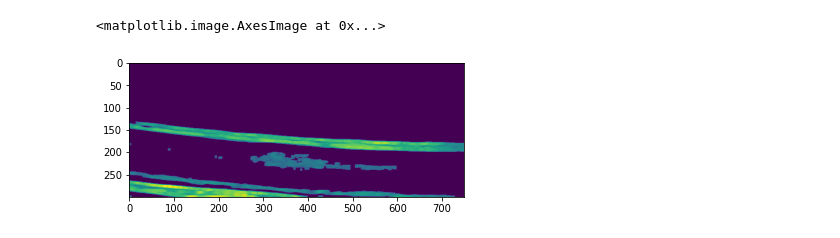
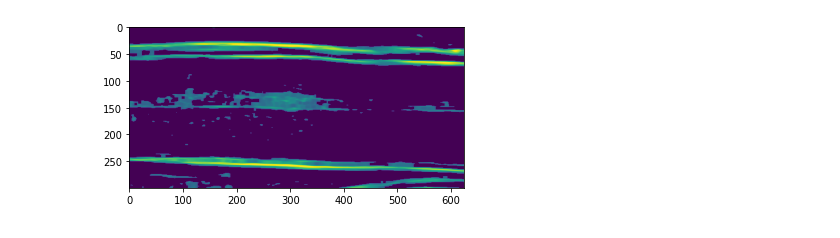
Before and after one commit to avishakumar21/optimal-placement, a Jupyter notebook: final_sagittal_seg_kunal.ipynb, the cells around one changed output. Cells and saved outputs as stored; diff of their text form; code cells hidden in the pictures.

```diff
--- a/final_sagittal_seg_kunal.ipynb
+++ b/final_sagittal_seg_kunal.ipynb
@@ -17,8 +14,9 @@ import pydicom
 import numpy as np
 import matplotlib.pyplot as plt
 
-# image_path = '/content/gdrive/MyDrive/HEPIUS/A0020_SAG_SPINE'
-image_path = '/content/gdrive/MyDrive/HEPIUS/A0177'
+image_path = '/content/gdrive/MyDrive/HEPIUS/A0020_SAG_SPINE'
+# image_path = '/content/gdrive/MyDrive/HEPIUS/A0177'
+# image_path = '/content/gdrive/MyDrive/HEPIUS/A0150'
 
 # Load the DICOM image using pydicom
 dicom_image = pydicom.dcmread(image_path)
@@ -39,6 +37,6 @@ plt.show()
 # %%
-start_row, start_col = 250, 250
-end_row, end_col = 550, 1000
+start_row, start_col = 250, 325
+end_row, end_col = 550, 950
 dicom_image = pydicom.dcmread(image_path)
 image = dicom_image.pixel_array
 cropped_image = image[start_row:end_row, start_col:end_col]
@@ -46,6 +44,6 @@ cropped_image = image[start_row:end_row, start_col:end_col]
 threshold = 80
 cropped_image[cropped_image < threshold] = 0
 plt.imshow(cropped_image, cmap="gray")
-plt.show()
+plt.savefig('crop_second', bbox_inches = 'tight')
 # img = cropped_image
 # %% [output]
@@ -57,12 +55,13 @@ resized_image = cropped_image[:,:,0]
 # %%
 import cv2
 kernel = np.ones((5, 5), np.uint8)
-img_er = cv2.erode(resized_image, kernel, iterations=1)
-img_dil = cv2.dilate(img_er, kernel, iterations=1)
-plt.imshow(img_dil)
+# img_er = cv2.erode(resized_image, kernel, iterations=1)
+img_dil = cv2.dilate(resized_image, kernel, iterations=1)
+img_er = cv2.erode(img_dil, kernel, iterations=1)
+plt.imshow(img_er)
+plt.savefig('pre_seg_second', bbox_inches = 'tight')
 # %% [output]
-<matplotlib.image.AxesImage at 0x...>
-[figure, old version]
+[figure, new version]
 # %%
 # Define the parameters for Chan-Vese segmentation
 lambda1 = 1
```
Also changed, not shown: parts of 7 cells of this notebook.
